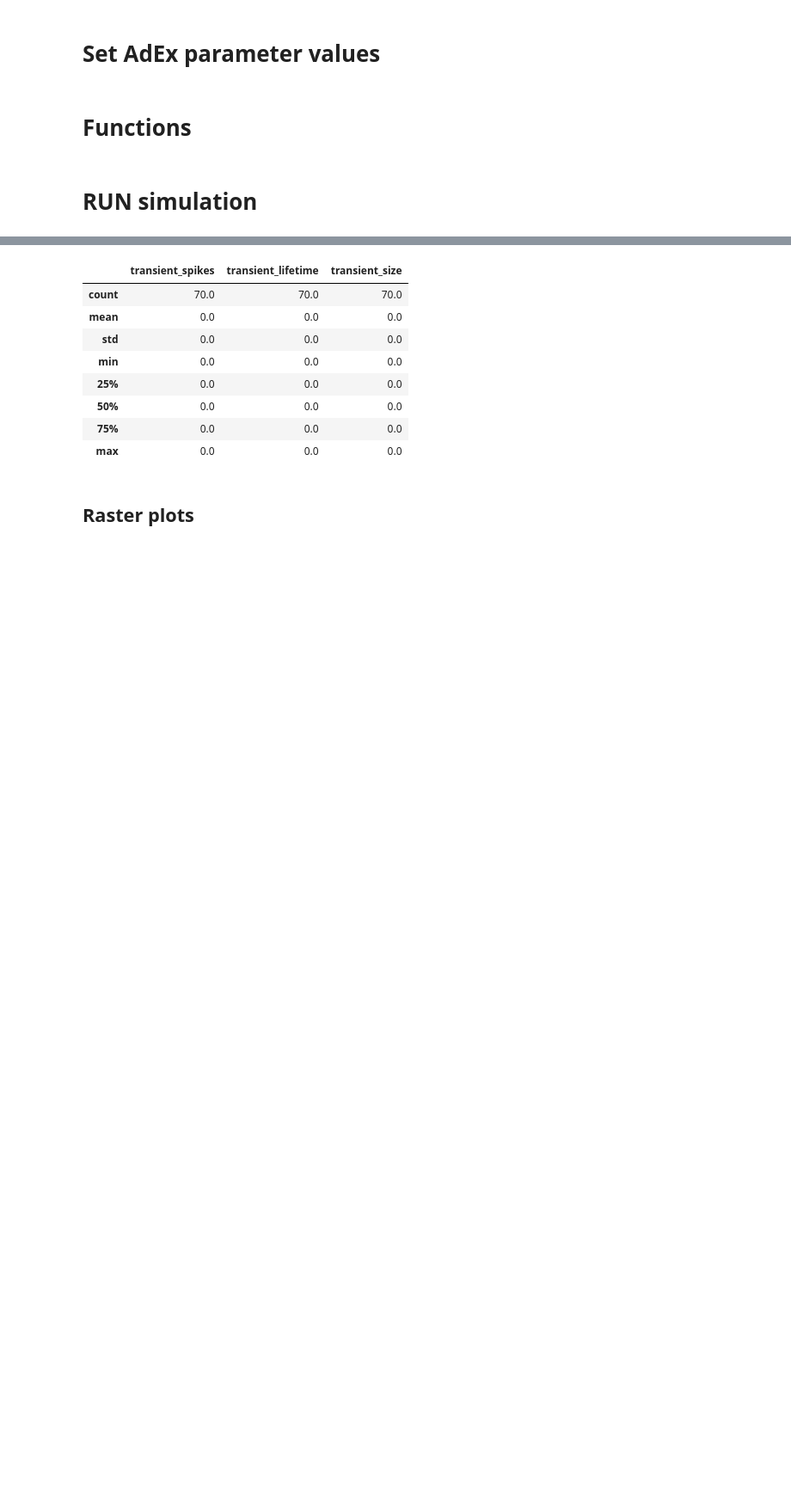
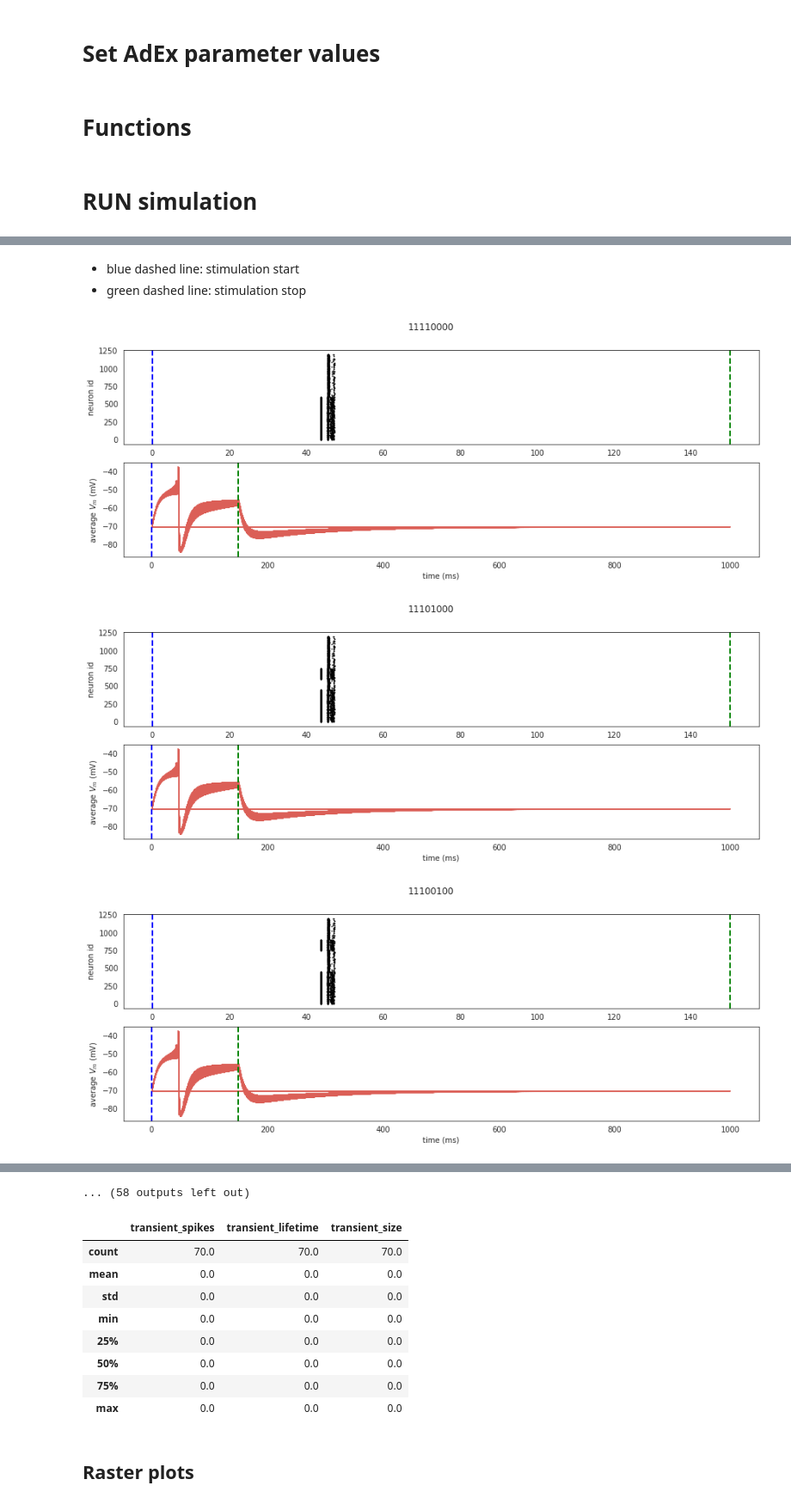
Before and after one commit to daphnecor/Transients, a Jupyter notebook: testing_adex.ipynb, the cells around one changed output, grey strips where cells are left out. Shown at 86% size. Saved outputs shown, nothing was run; the diff lists cells and outputs as text; code cells hidden in the pictures; blank space fills up the shorter version.

```diff
--- a/testing_adex.ipynb
+++ b/testing_adex.ipynb
@@ -353,0 +394,30 @@ Simulation done! time: 63 seconds
+# %% [markdown]
+- blue dashed line: stimulation start
+- green dashed line: stimulation stop
+# %%
+for i, pattern in enumerate(patterns):
+    f = plt.figure(figsize=(15,5))
+
+    plt.subplot(211)
+    plt.suptitle(H.list2str(patterns[i]))
+    plt.scatter(spike_times_arr[i], spike_neurons_arr[i], marker='o', s=0.5, color='k');
+    #plt.xlabel('time (ms)')
+    plt.ylabel('neuron id')
+    plt.axvline(x=0, linewidth=2, color='b', linestyle='--')
+    plt.axvline(x=150, linewidth=2, color='g', linestyle='--')
+#     positions = (0, 150, 500, 1000)
+#     labels = ('Stim start', 'Stim end', 500, '1000')
+#     plt.xticks(positions, labels);
+    #plt.axis([-100,500,0, N_total])
+    #plt.xticks(list(plt.xticks()[0]) + [50,stim_end]); # add some extra ticks for clarity
+
+    plt.subplot(212)
+    plt.plot(voltage_times_lst[i], voltage_traces_lst[i])
+    plt.ylabel('average $V_m$ (mV)')
+    plt.xlabel('time (ms)')
+    plt.axvline(x=0, linewidth=2, color='b', linestyle='--')
+    plt.axvline(x=150, linewidth=2, color='g', linestyle='--')
+# %% [output]
+[figure, added]
+[figure, added]
+[figure, added]
@@ -354,3 +433,4 @@ Simulation done! time: 63 seconds
+... (58 outputs left out)
 # %%
 transient_spikes, transient_lifetime, transient_size = get_transient_data(spike_times_arr,spike_neurons_arr, sim_params)
 # %%
```
Also changed, not shown: parts of 13 cells of this notebook.
